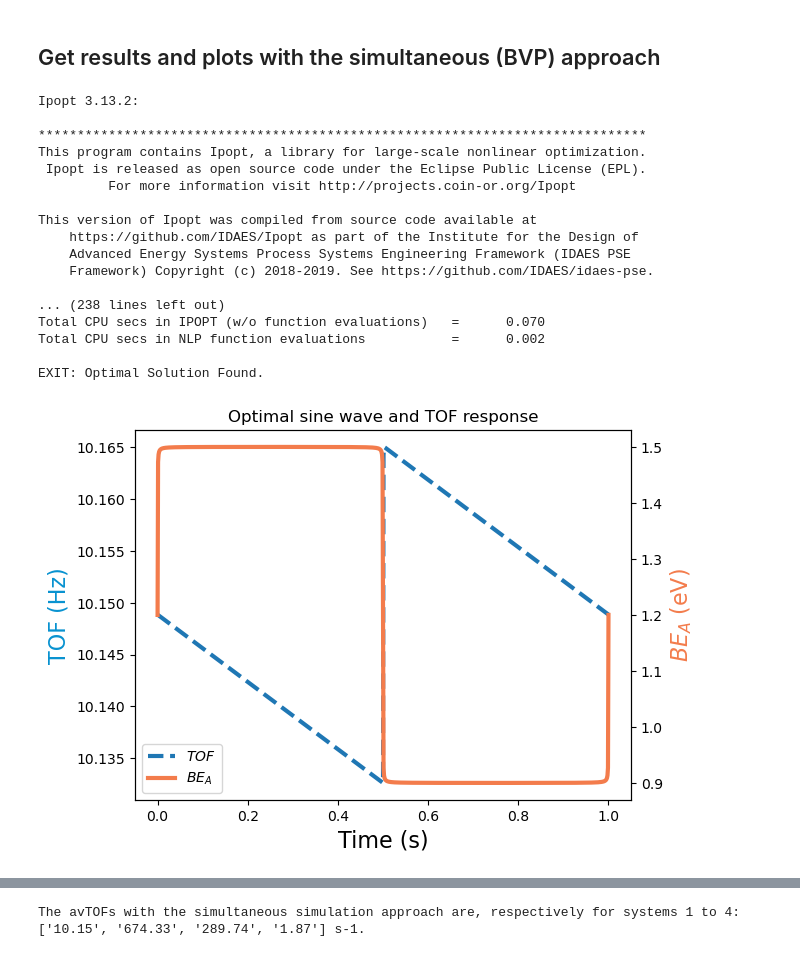
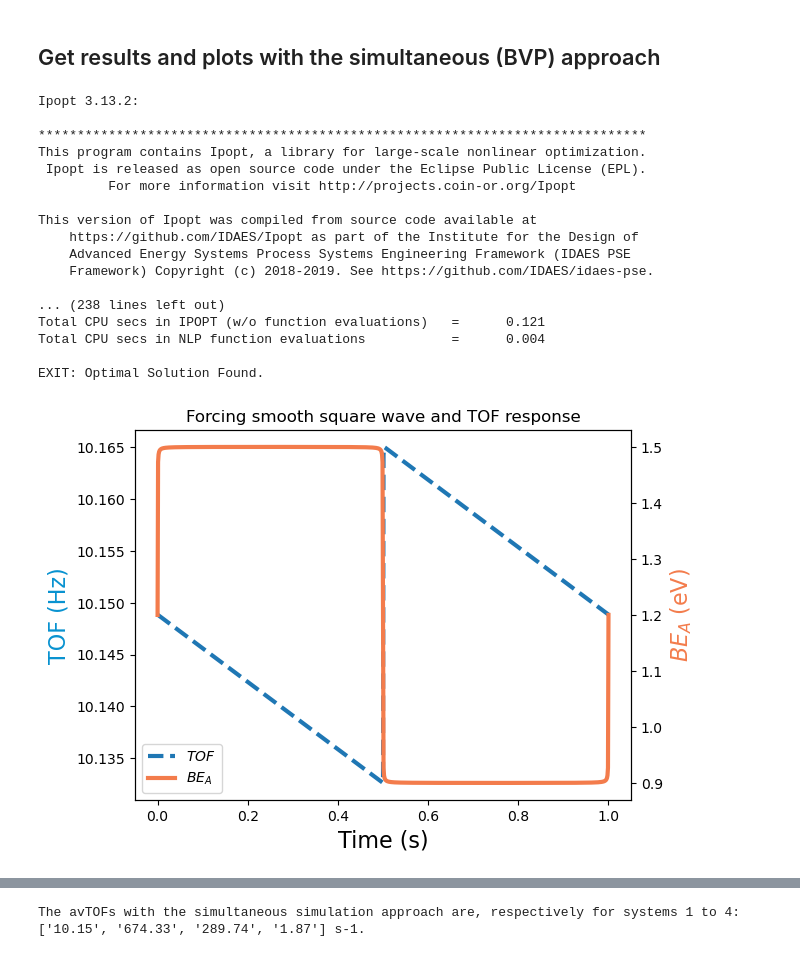
Before and after one commit to KitchinHUB/si-dynamic-catalysis-1, a Jupyter notebook: Comparison_IVP_BVP_run_time/11-Smooth_square_wave_BVP_IVP_Comparison.ipynb, the cells around one changed output, grey strips where cells are left out. Drawn from its saved outputs; the diff is of its cells as text; code cells hidden in the pictures.

Commit message:
fixed plot titles

```diff
--- a/Comparison_IVP_BVP_run_time/11-Smooth_square_wave_BVP_IVP_Comparison.ipynb
+++ b/Comparison_IVP_BVP_run_time/11-Smooth_square_wave_BVP_IVP_Comparison.ipynb
@@ -613,34 +613,34 @@ for params.offset, params.amplitude, params.freq_osci, params.duty_cycle, params
     fig, ax1 = plt.subplots()
 
     # Creating the first plot: times x TOF plot
     ax1.plot(m.tau, TOF, label='$TOF$', linewidth=3, linestyle = '--')
     ax1.set_ylabel('TOF (Hz)', color ='#0892d0', fontsize=16)
     ax1.set_xlabel('Time (s)', fontsize=16)
 
     # Creating the second plot: times x BEa with axes on the right side
     ax2 = ax1.twinx()
     ax2.plot(m.tau, BEa_array, label='$BE_A$', color='#f37c4c', linewidth=3)
     ax2.set_ylabel('$BE_A$ (eV)', color='#f37c4c', fontsize=16)
     lines, labels = ax1.get_legend_handles_labels()
     lines2, labels2 = ax2.get_legend_handles_labels()
     ax2.legend(lines + lines2, labels + labels2, loc='lower left')
-    ax2.set_title('Optimal sine wave and TOF response');
+    ax2.set_title('Forcing smooth square wave and TOF response');
 # %% [output]
 Ipopt 3.13.2:
 
 ******************************************************************************
 This program contains Ipopt, a library for large-scale nonlinear optimization.
  Ipopt is released as open source code under the Eclipse Public License (EPL).
          For more information visit http://projects.coin-or.org/Ipopt
 
 This version of Ipopt was compiled from source code available at
     https://github.com/IDAES/Ipopt as part of the Institute for the Design of
     Advanced Energy Systems Process Systems Engineering Framework (IDAES PSE
     Framework) Copyright (c) 2018-2019. See https://github.com/IDAES/idaes-pse.
 
 ... (238 lines left out)
-Total CPU secs in IPOPT (w/o function evaluations)   =      0.070
-Total CPU secs in NLP function evaluations           =      0.002
+Total CPU secs in IPOPT (w/o function evaluations)   =      0.121
+Total CPU secs in NLP function evaluations           =      0.004
 
 EXIT: Optimal Solution Found.
-[figure, old version]
+[figure, new version]
```
Also changed, not shown: parts of 3 cells of this notebook.
